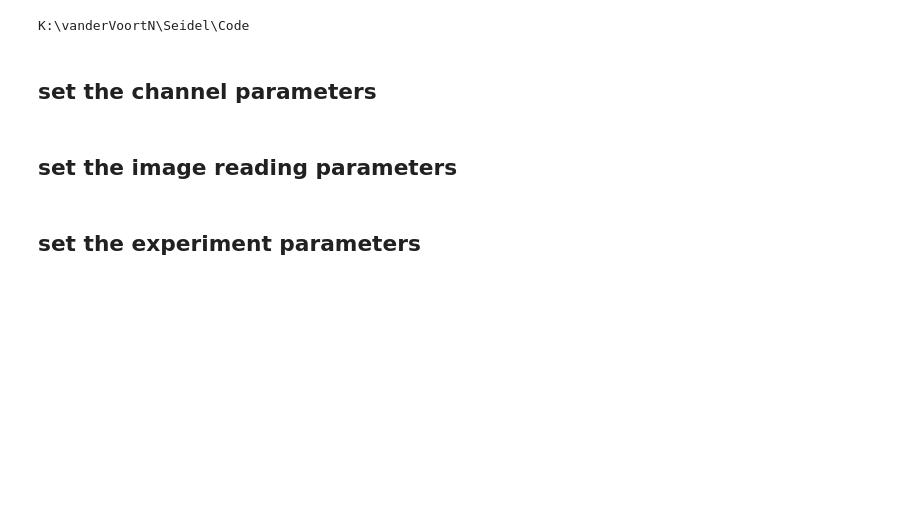
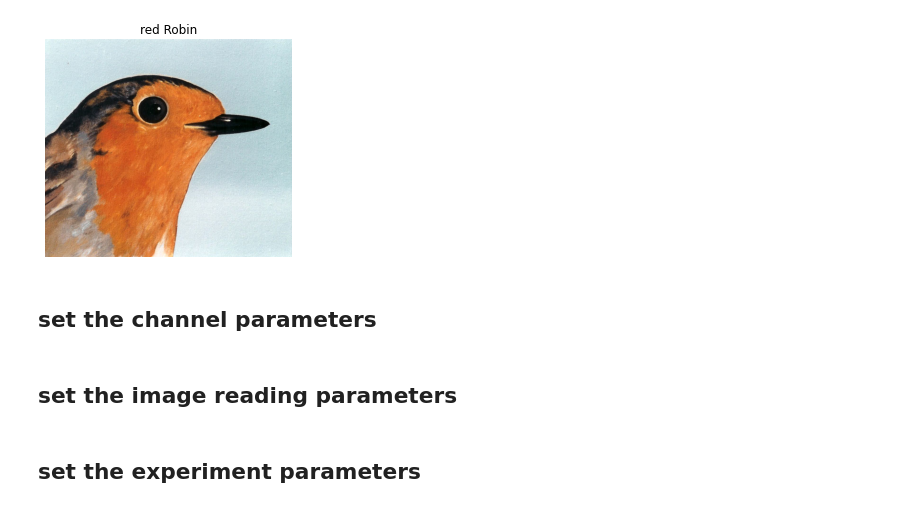
Before and after one commit to Fluorescence-Tools/redRobin, a Jupyter notebook: templateNotebook/20230120CELFIS_template.ipynb, the cells around one changed output. Saved outputs shown, nothing was run; the diff lists cells and outputs as text; code cells hidden in the pictures; blank space fills up the shorter version.

Commit message:
adding icon now that permission was given

```diff
--- a/templateNotebook/20230120CELFIS_template.ipynb
+++ b/templateNotebook/20230120CELFIS_template.ipynb
@@ -1,36 +1,36 @@
 # %%
 #imports
 import numpy as np
 import matplotlib.pyplot as plt
 import os
 
 #in case you have not added redRobin to your pythonpath, you can do so temporarily using:
 import sys
 sys.path.append(r"K:\vanderVoortN\redRobin\src")
 
 #dedicated CELFIS imports
 import redRobin
 #from ltImage import LtImage, ImChannel
 import ltImage
 
 
 debug = False
 if debug:
     from importlib import reload
     print(sys.path.pop(1))
 
 
 # this beautiful icon is courtesy of artist Noëlle Koppers - https://noellekoppers.nl/
 from PIL import Image
 import matplotlib.image as mpimg
-#path = os.path.join(os.path.split(os.path.split(redRobin.__file__)[0])[0], 'icon', '1999roodborst30x30cm.jpg')
-#plt.title("red Robin")
-#plt.axis('off')
-#image = mpimg.imread(path)
-#plt.imshow(image)
-#plt.show()
+path = os.path.join(os.path.split(os.path.split(redRobin.__file__)[0])[0], 'icon', '1999roodborst30x30cm.jpg')
+plt.title("red Robin")
+plt.axis('off')
+image = mpimg.imread(path)
+plt.imshow(image)
+plt.show()
 # %% [output]
-K:\vanderVoortN\Seidel\Code
+[figure, added]
 # %% [markdown]
 ## set the channel parameters
 # %%
```
Also changed, not shown: 1 other file.
